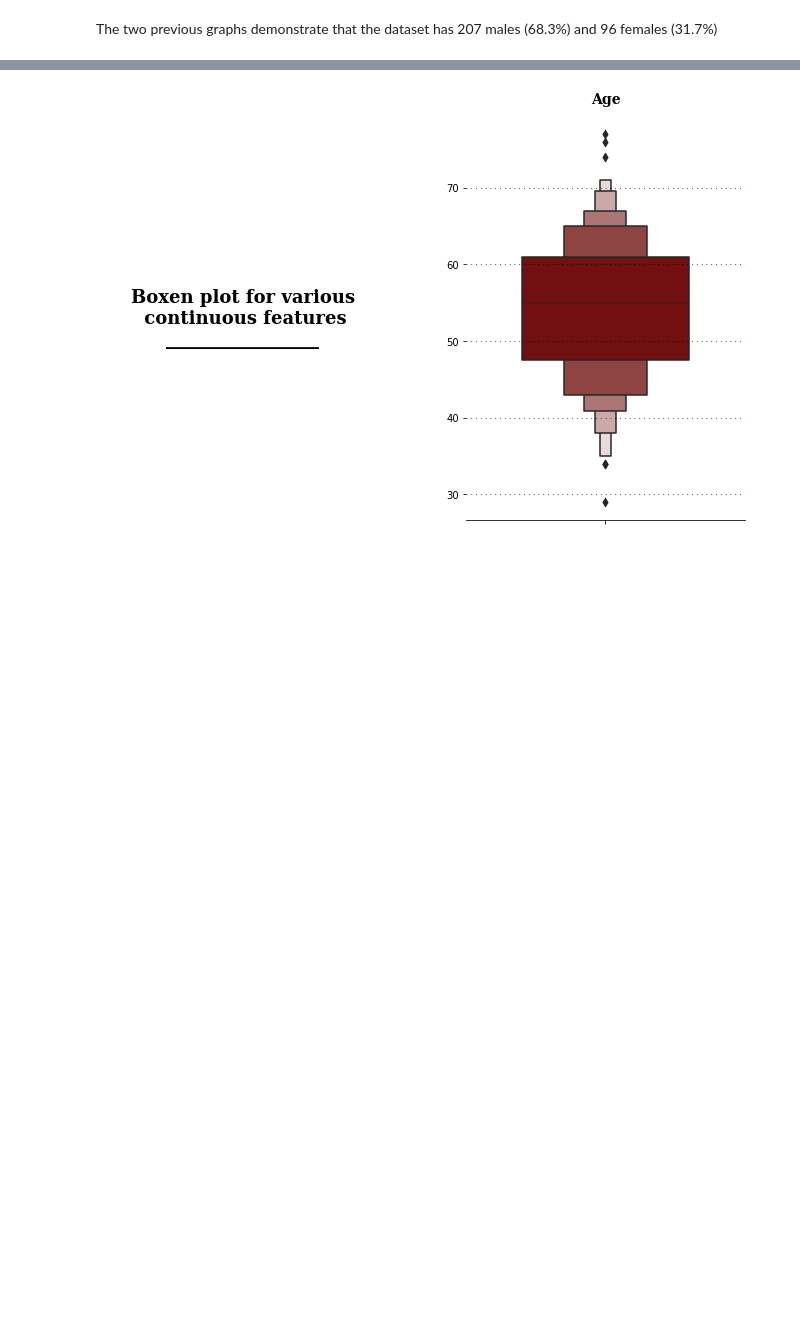
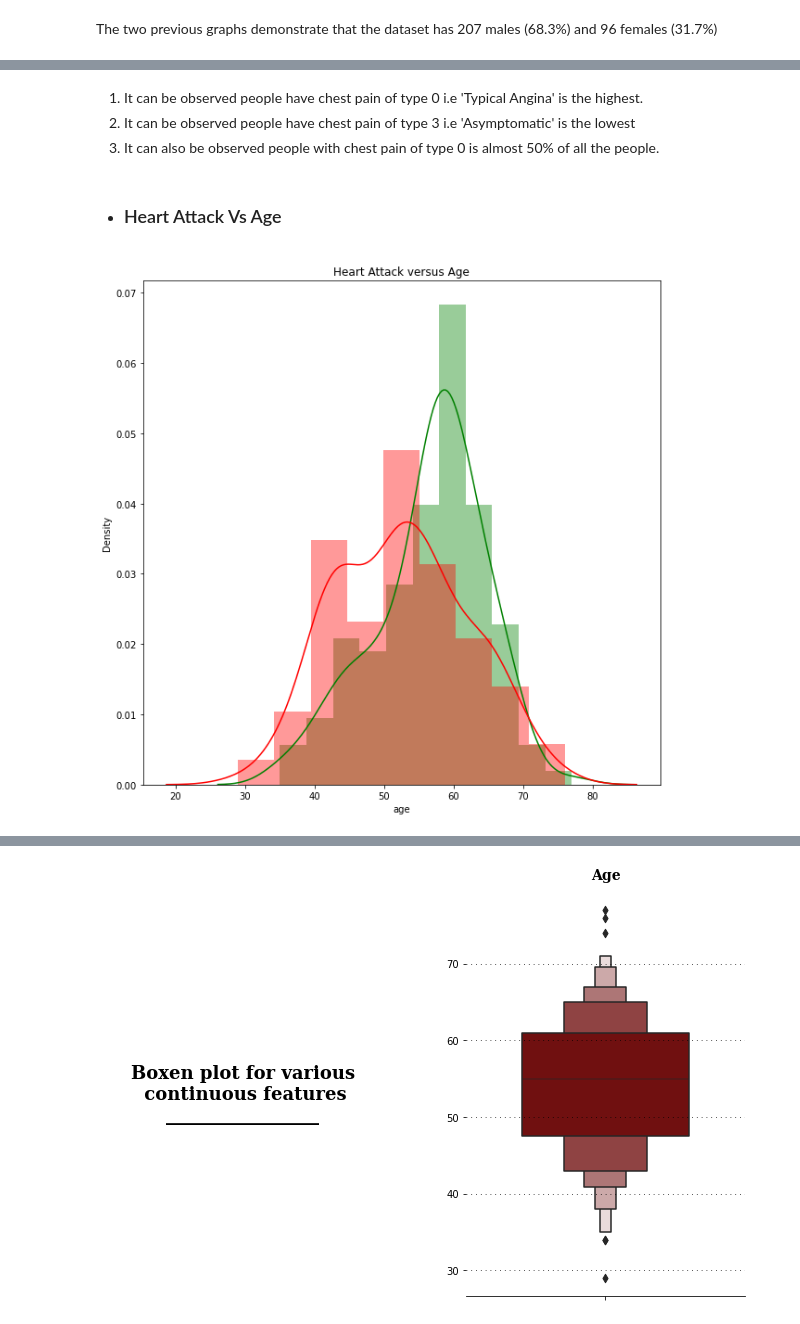
Before and after one commit to joaoreis16/heart_attack_prediction, a Jupyter notebook: code/main.ipynb, the cells around one changed output, grey strips where cells are left out. Saved outputs shown, nothing was run; the diff lists cells and outputs as text; code cells hidden in the pictures; blank space fills up the shorter version.

```diff
--- a/code/main.ipynb
+++ b/code/main.ipynb
@@ -104,0 +118,14 @@ The two previous graphs demonstrate that the dataset has 207 males (68.3%) and 9
+# %% [markdown]
+1. It can be observed people have chest pain of type 0 i.e 'Typical Angina' is the highest.
+2. It can be observed people have chest pain of type 3 i.e 'Asymptomatic' is the lowest
+3. It can also be observed people with chest pain of type 0 is almost 50% of all the people.
+# %% [markdown]
+* ### Heart Attack Vs Age
+# %%
+plt.figure(figsize=(10,10))
+sns.distplot(data[data['output'] == 0]["age"], color='green',kde=True,)
+sns.distplot(data[data['output'] == 1]["age"], color='red',kde=True)
+plt.title('Heart Attack versus Age')
+plt.show()
+# %% [output]
+[figure, added]
```
Also changed, not shown: parts of 11 cells of this notebook.
